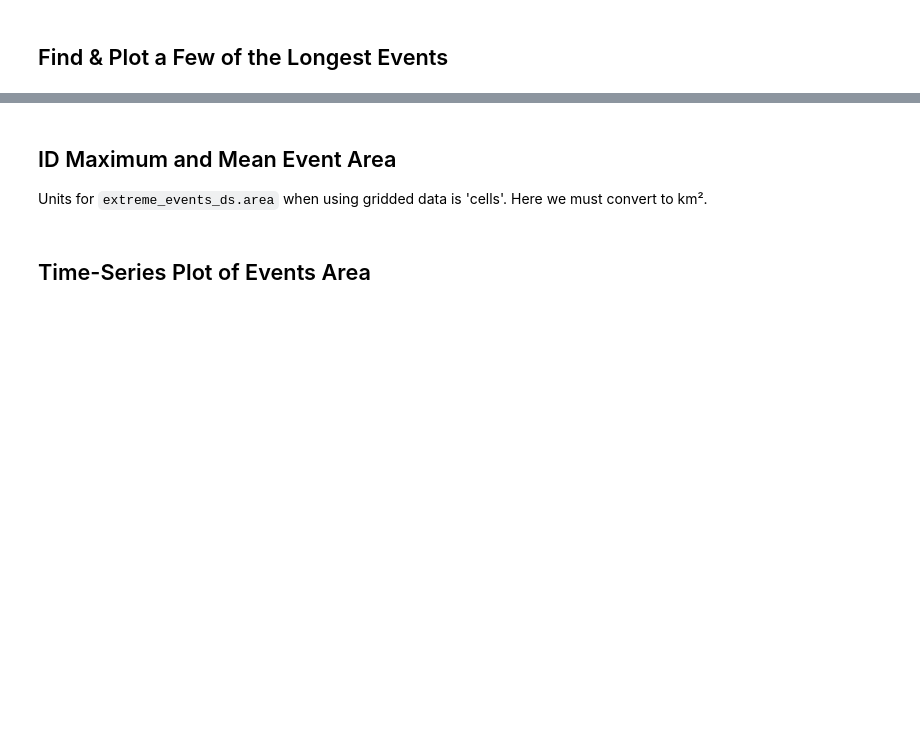
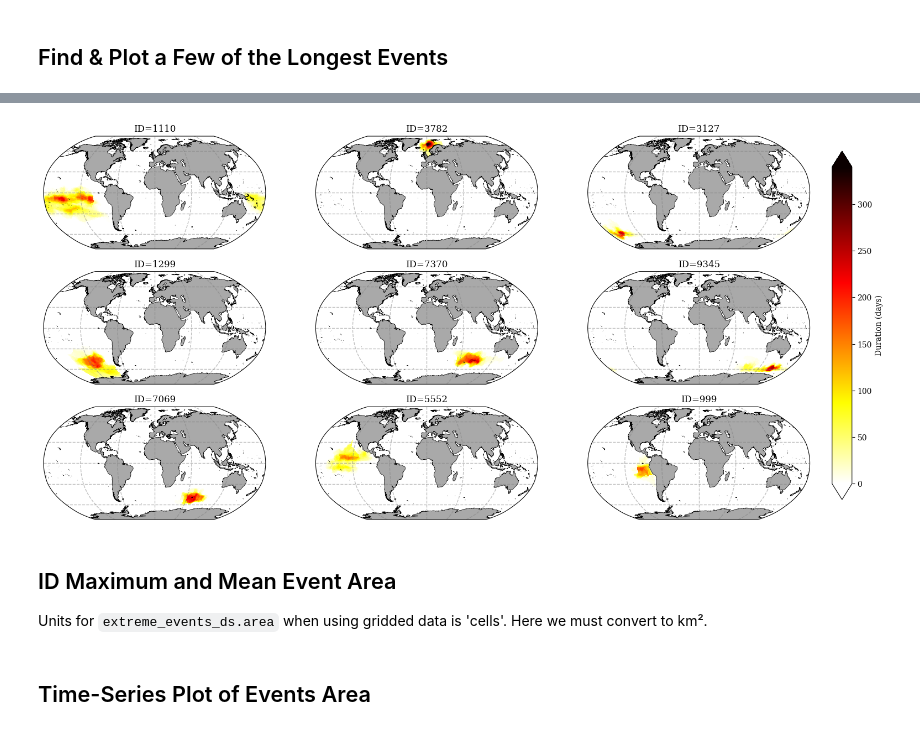
Before and after one commit to wienkers/marEx, a Jupyter notebook: examples/gridded data/03_visualise_events.ipynb, the cells around one changed output, grey strips where cells are left out. Cells and saved outputs as stored; diff of their text form; code cells hidden in the pictures; blank space fills up the shorter version.

```diff
--- a/examples/gridded data/03_visualise_events.ipynb
+++ b/examples/gridded data/03_visualise_events.ipynb
@@ -197,11 +181,13 @@ for ID in longest_events[:10].values:
 # %%
 # Calculate the local duration of the longest events
-long_events = extreme_events_ds == (longest_events[:9]).chunk({'ID':1})
+long_events = ID_field == (longest_events[:9]).chunk({'ID':1})
 long_events_local_duration = (long_events > 0).sum('time')
 
 # Setup Plotting Configuration
 config = marEx.PlotConfig(var_units='Duration (days)', cmap='hot_r', cperc=[0, 100])
 fig, ax = long_events_local_duration.plotX.multi_plot(config, col='ID', col_wrap=3);
+# %% [output]
+[figure, added]
 # %% [markdown]
 ## ID Maximum and Mean Event Area
 Units for `extreme_events_ds.area` when using gridded data is 'cells'. Here we must convert to km².
```
Also changed, not shown: parts of 17 cells of this notebook, 8 other files.
